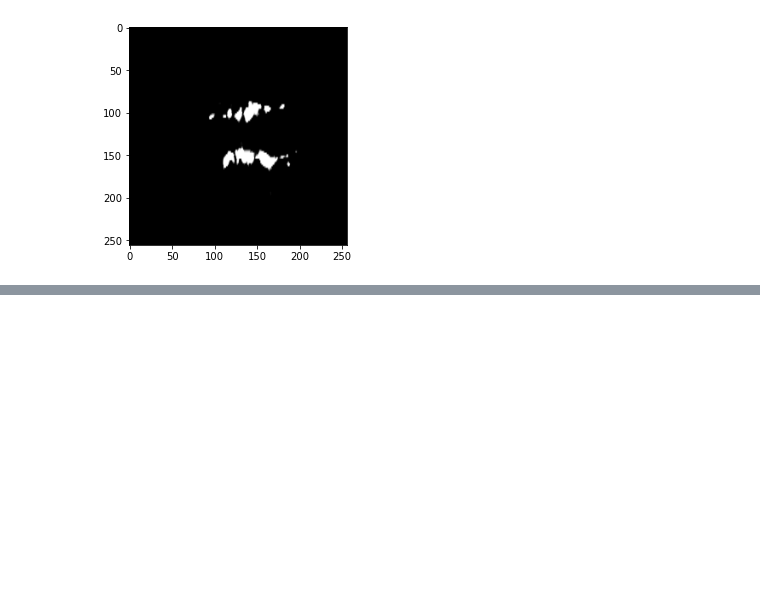
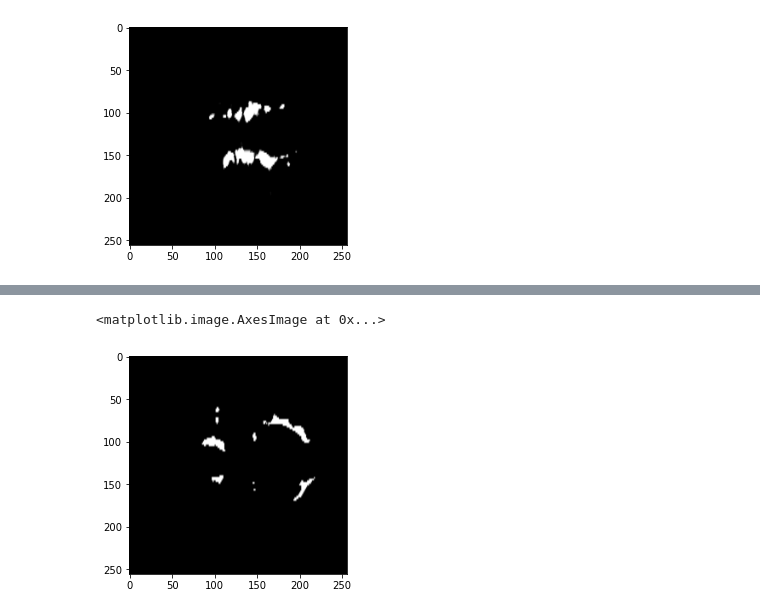
Before and after one commit to frblazquez/CNN_for_Multiple_Sclerosis, a Jupyter notebook: miccai_tensorflow/double_unet_keras.ipynb, the cells around one changed output, grey strips where cells are left out. Drawn from its saved outputs; the diff is of its cells as text; code cells hidden in the pictures; blank space fills up the shorter version.

```diff
--- a/miccai_tensorflow/double_unet_keras.ipynb
+++ b/miccai_tensorflow/double_unet_keras.ipynb
@@ -236,0 +252,5 @@ plt.imshow(tsy[:,:,175], cmap="gray")
+# %%
+plt.imshow(tr_y[:,:,1426], cmap="gray")
+# %% [output]
+<matplotlib.image.AxesImage at 0x...>
+[figure, added]
```
Also changed, not shown: parts of 6 cells of this notebook, 9 other files.
